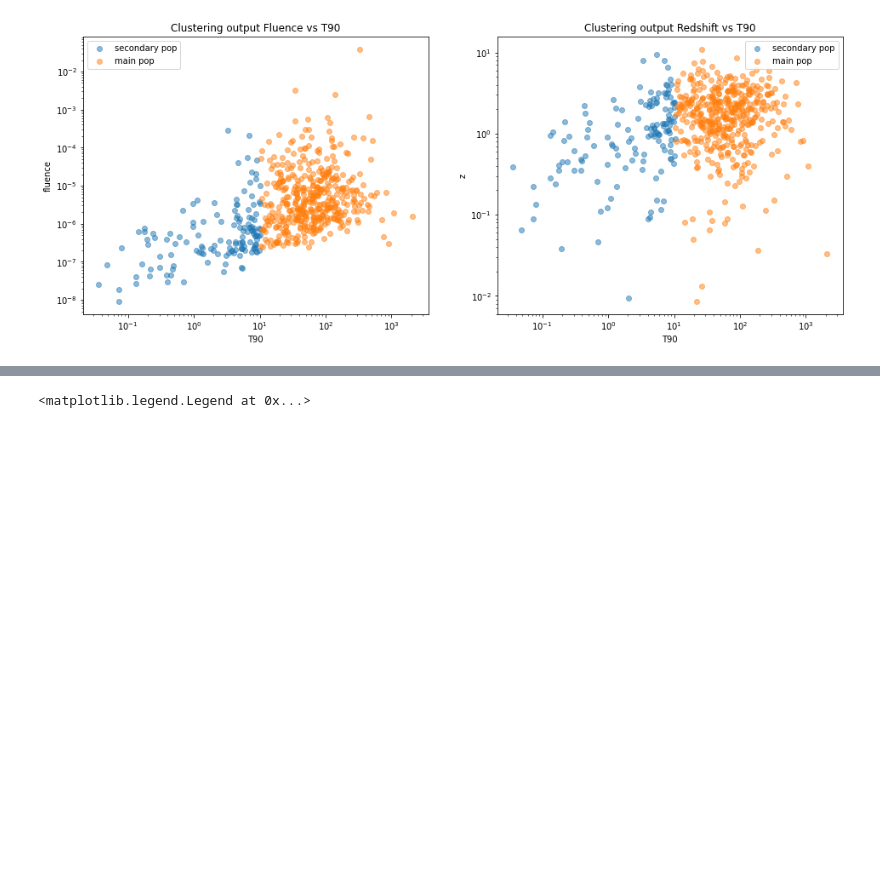
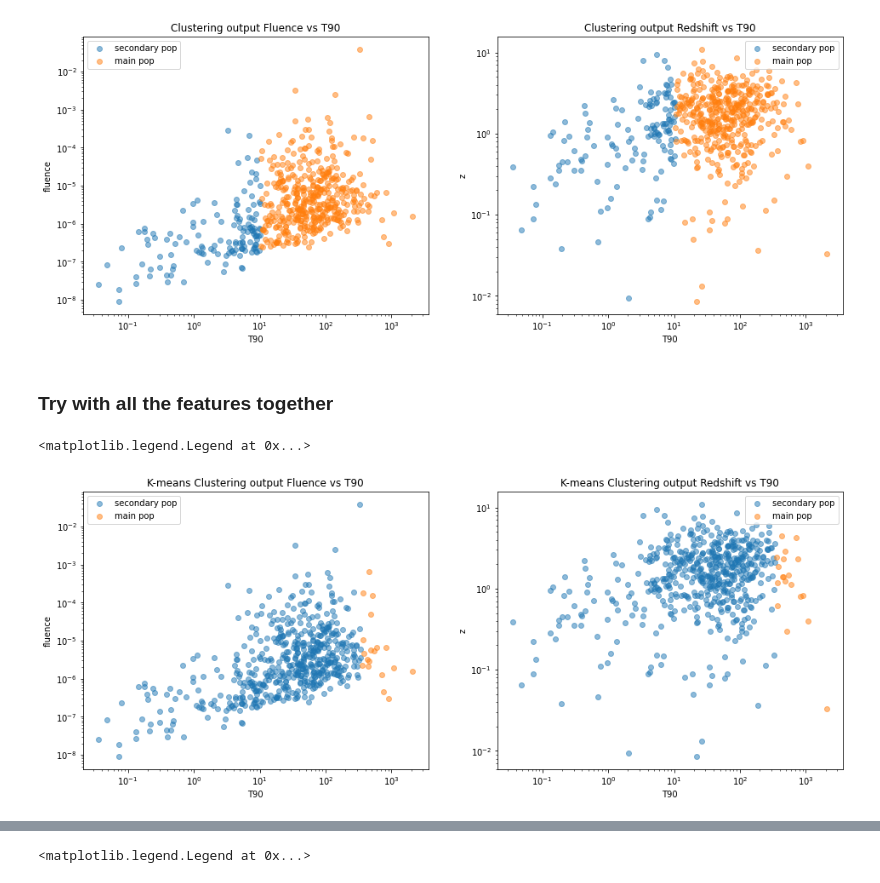
Before and after one commit to ludovicobizzarri/astrostatistics_bicocca_2024, a Jupyter notebook: working/Lesson 14/Gamma Ray Burst.ipynb, the cells around one changed output, grey strips where cells are left out. Saved outputs shown, nothing was run; the diff lists cells and outputs as text; code cells hidden in the pictures; blank space fills up the shorter version.

Commit message:
GRB clustering: multi-dim clustering

```diff
--- a/working/Lesson 14/Gamma Ray Burst.ipynb
+++ b/working/Lesson 14/Gamma Ray Burst.ipynb
@@ -440,3 +440,36 @@ ax[1].legend()
 # %% [output]
 <matplotlib.legend.Legend at 0x...>
 [figure]
+# %% [markdown]
+### Try with all the features together
+# %%
+# K-means
+clf = KMeans(n_clusters=2)
+clf.fit(X)
+labels = clf.predict(X) #labels for each of the points
+
+# plot with projection on two axis
+
+fig,ax = plt.subplots(ncols=2,nrows=1,figsize=(16,6))
+
+label = ['secondary pop','main pop']
+for ii in range(2):
+    ax[0].scatter(X[:,0][labels==ii], X[:,1][labels==ii],color='C%i'%ii,alpha=0.5,label=label[ii])
+    ax[1].scatter(X[:,0][labels==ii], X[:,2][labels==ii],color='C%i'%ii,alpha=0.5,label=label[ii])
+
+ax[0].set_title('K-means Clustering output Fluence vs T90')
+ax[0].set_xscale('log')
+ax[0].set_yscale('log')
+ax[0].set_xlabel('T90')
+ax[0].set_ylabel('fluence')
+ax[0].legend()
+
+ax[1].set_title('K-means Clustering output Redshift vs T90')
+ax[1].set_xscale('log')
+ax[1].set_yscale('log')
+ax[1].set_xlabel('T90')
+ax[1].set_ylabel('z')
+ax[1].legend()
+# %% [output]
+<matplotlib.legend.Legend at 0x...>
+[figure, added]
```
Also changed, not shown: parts of 1 cell of this notebook.
